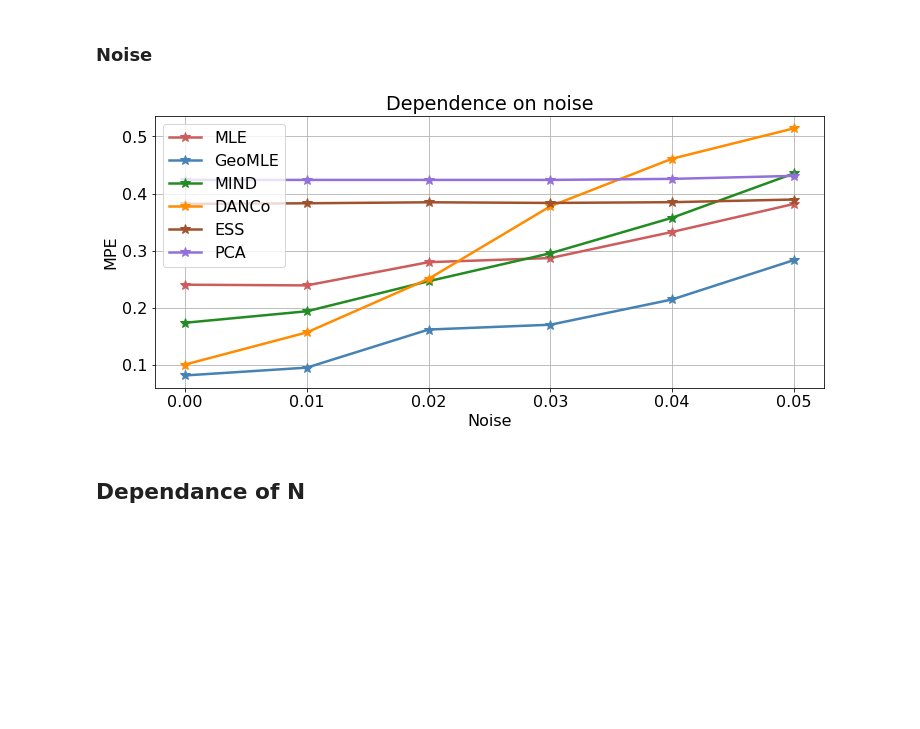
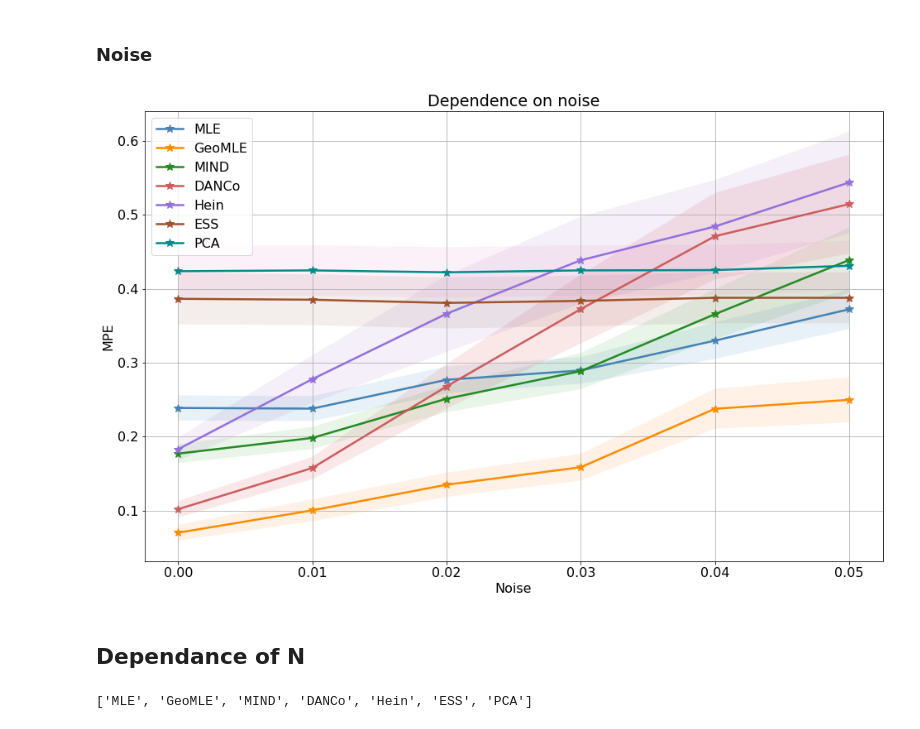
Before and after one commit to stat-ml/GeoMLE, a Jupyter notebook: paper/PlotNtb.ipynb, the cells around one changed output. Cells and saved outputs as stored; diff of their text form; code cells hidden in the pictures; blank space fills up the shorter version.

Commit message:
Update: ntb for plots

```diff
--- a/paper/PlotNtb.ipynb
+++ b/paper/PlotNtb.ipynb
@@ -29,12 +39,11 @@ from sklearn.linear_model import Ridge
 # %%
-alpha_poly = [1] + [2]*100
-alpha_reg = 1e-2
+alpha_poly = (1, 2)
+alpha_reg = 5e-3
 
-cm = ['indianred', 'forestgreen', 'steelblue'][::-1]
+cm = ['indianred', 'forestgreen', 'steelblue', 'darkmagenta'][::-1]
 
 f, ax = plt.subplots(1, 1, figsize=(12, 8))
 
-podgon = [1.8, 1.4, 1.4]
 
 for i, (x, y, w) in enumerate(data[::-1]):
 
@@ -43,7 +52,7 @@ for i, (x, y, w) in enumerate(data[::-1]):
     Xlin = np.array([xlin ** i for i in alpha_poly]).T
     lm = Ridge(alpha=alpha_reg)
     lm.fit(X, y, w**-1)
-    plt.errorbar(x, y, w * 0.4 , fmt='o', color=cm[i], capsize=3, markersize=7, capthick=1, linewidth=1)
+    plt.errorbar(x, y, w * 0.2 , fmt='o', color=cm[i], capsize=3, markersize=7, capthick=1, linewidth=1)
     plt.plot(xlin, lm.predict(Xlin), color=cm[i], linewidth=2.5, label='Sphere-{}D'.format(9 - i))
 
 
@@ -53,5 +62,6 @@ ax.set_xlabel(r'R')
 ax.legend()
 ax.grid()
 
-plt.savefig('Explain.eps')
+plt.savefig('img/Explain.eps')
+plt.savefig('img/Explain.png')
 # %% [output]
@@ -59,7 +71,7 @@ plt.savefig('Explain.eps')
 # %% [markdown]
 ### Dolan-More
 # %%
-df = pd.read_csv('table_final.csv')
+df = pd.read_csv('result/result_dm.csv')
 # %%
 df.groupby(['Dataset', 'Num', 'Dim', 'RealDim']).mean()
 # %% [output]
@@ -114,18 +129,23 @@ ax.grid()
 # %% [markdown]
 ### Dependancy
 # %%
-file = 'sphere_final'
-df = pd.read_csv(file + '.csv')
+file = 'result/result_sphere.csv'
+
+df = pd.read_csv(file)
+df = df.groupby(['Dataset', 'Num', 'Dim', 'RealDim']).mean().reset_index()
+
 f, ax = plt.subplots(1, 1, figsize=(12, 10))
 
-ax.plot(df['real'].values, df['real'].values, 'k--')
+ax.plot(df['RealDim'].values, df['RealDim'].values, 'k--')
 for name in names:
-    ax.plot(df['real'], df[name], label=name, linewidth=2.5, c=cmap[name])
+    ax.plot(df['RealDim'], df[name], label=name, linewidth=2.5, c=cmap[name])
 
 ax.grid()
 ax.legend()
 ax.set_title(r'ID estimates for spheres')
 ax.set_xlabel(r'True dimension')
 ax.set_ylabel(r'Estimated dimension')
-plt.savefig('Sphere.eps')
+
+plt.savefig('img/Sphere.eps')
+plt.savefig('img/Sphere.png')
 # %% [output]
@@ -146,18 +157,23 @@ df = pd.read_csv('noise.csv')
+# %%
+mpe = pd.read_csv('result/result_noise_mpe.csv')
+std = pd.read_csv('result/result_noise_std.csv')
 # %%
-f, ax = plt.subplots(1, 1, figsize=(12, 5))
+f, ax = plt.subplots(1, 1, figsize=(16, 10))
 
 for name in names:
-    ax.plot(df['noise'], df[name], '-*', ms=10, label=name, c=cmap[name], linewidth=2.5,)
+    ax.plot(mpe['noise'], mpe[name], '-*', ms=10, label=name, c=cmap[name], linewidth=2.5)
+    ax.fill_between(mpe['noise'], mpe[name] - std[name], mpe[name] + std[name], alpha=0.1)
 
 ax.grid()
 ax.legend(loc=2)
 ax.set_title(r'Dependence on noise')
 ax.set_xlabel(r'Noise')
 ax.set_ylabel(r'MPE')
 
-plt.savefig('Noise.eps')
+# plt.savefig('Noise.eps')
+plt.savefig('img/Noise.png')
 # %% [output]
-[figure, old version]
+[figure, new version]
 # %% [markdown]
 ## Dependance of N
 # %%
@@ -164,0 +181,4 @@ df = pd.read_csv('n_steps.csv')
+# %%
+names
+# %% [output]
+['MLE', 'GeoMLE', 'MIND', 'DANCo', 'Hein', 'ESS', 'PCA']
```
Also changed, not shown: parts of 15 cells of this notebook.
